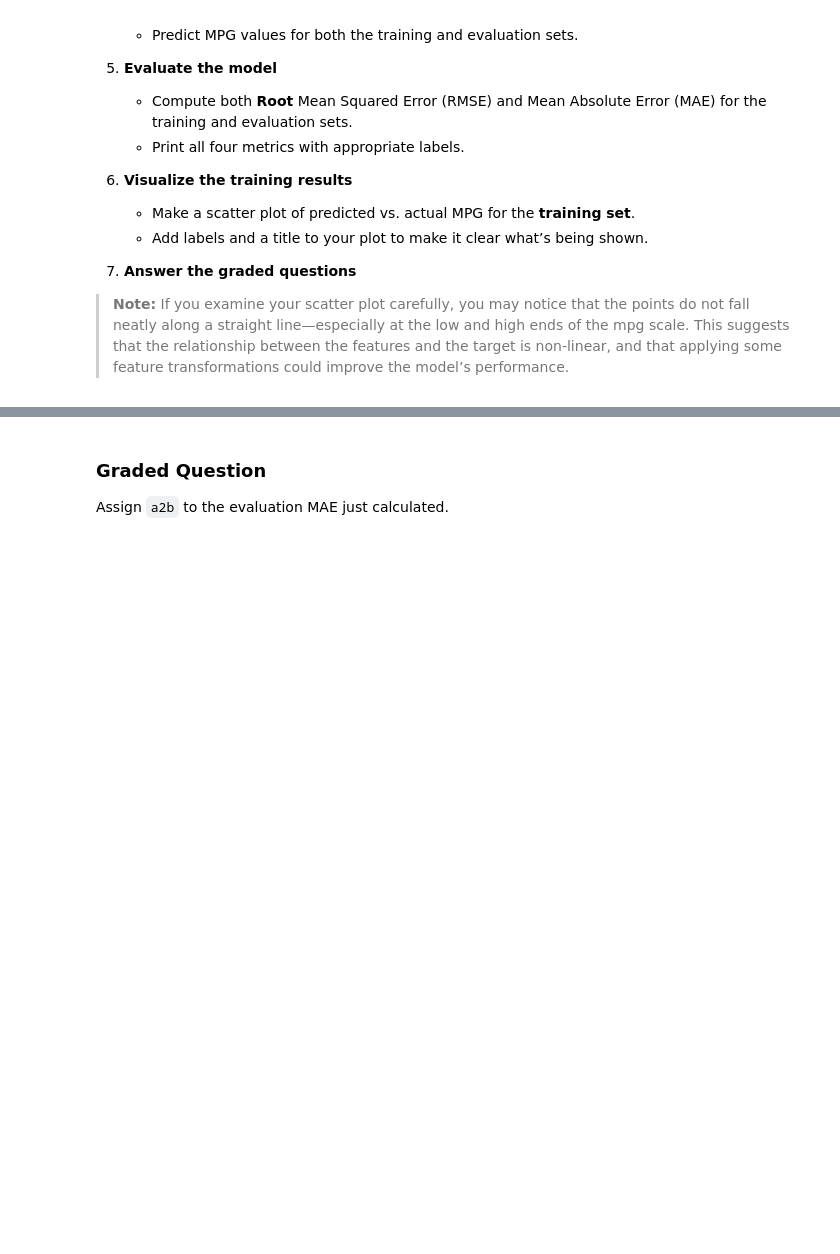
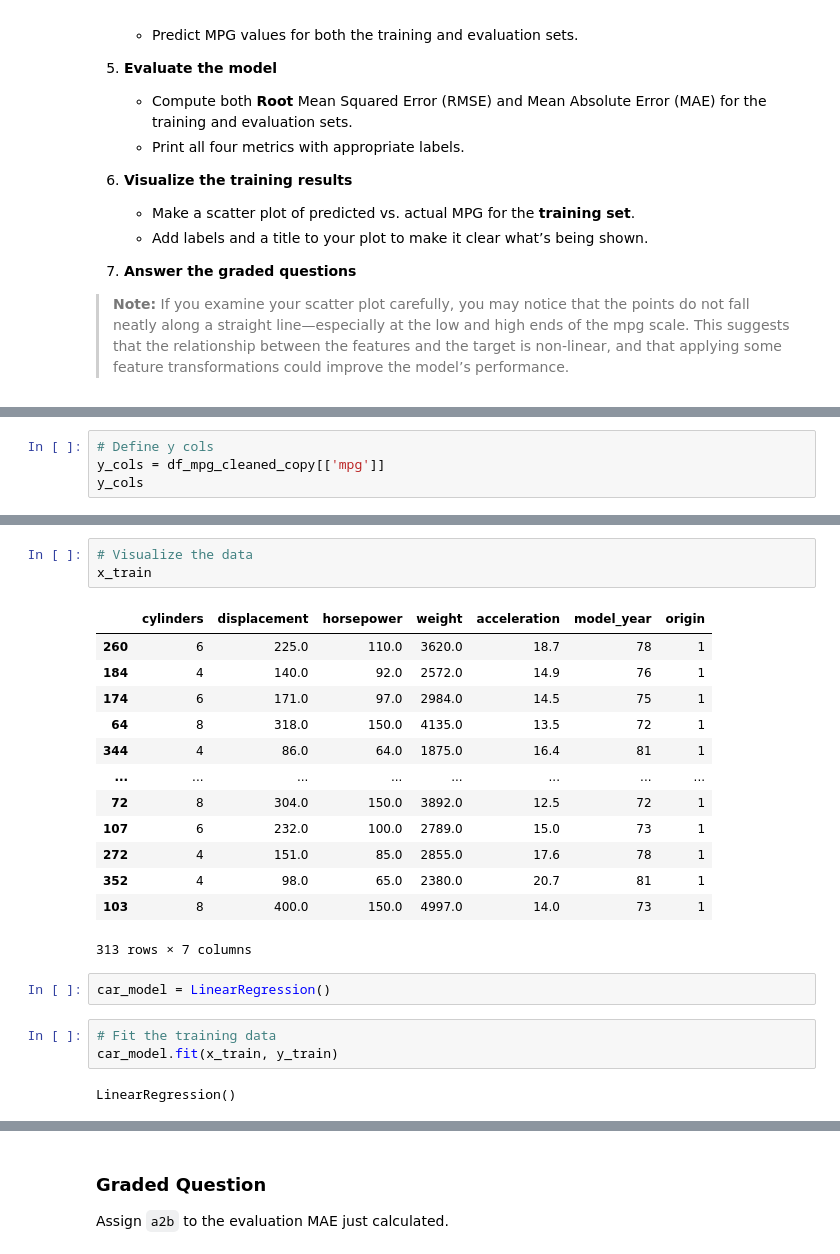
Before and after one commit to Haleymussary00/Module-3-Assignments, a Jupyter notebook: Homework_03.ipynb, the cells around one changed output, grey strips where cells are left out. Cells and saved outputs as stored; diff of their text form; blank space fills up the shorter version.

```diff
--- a/Homework_03.ipynb
+++ b/Homework_03.ipynb
@@ -536,0 +577,4 @@ In this part, you’ll build a baseline linear regression model to predict `mpg`
+# %%
+# Define y cols
+y_cols = df_mpg_cleaned_copy[['mpg']]
+y_cols
@@ -536,0 +603,24 @@ In this part, you’ll build a baseline linear regression model to predict `mpg`
+# %%
+# Visualize the data
+x_train
+# %% [output]
+|  | cylinders | displacement | horsepower | weight | acceleration | model_year | origin |
+| 260 | 6 | 225.0 | 110.0 | 3620.0 | 18.7 | 78 | 1 |
+| 184 | 4 | 140.0 | 92.0 | 2572.0 | 14.9 | 76 | 1 |
+| 174 | 6 | 171.0 | 97.0 | 2984.0 | 14.5 | 75 | 1 |
+| 64 | 8 | 318.0 | 150.0 | 4135.0 | 13.5 | 72 | 1 |
+| 344 | 4 | 86.0 | 64.0 | 1875.0 | 16.4 | 81 | 1 |
+| ... | ... | ... | ... | ... | ... | ... | ... |
+| 72 | 8 | 304.0 | 150.0 | 3892.0 | 12.5 | 72 | 1 |
+| 107 | 6 | 232.0 | 100.0 | 2789.0 | 15.0 | 73 | 1 |
+| 272 | 4 | 151.0 | 85.0 | 2855.0 | 17.6 | 78 | 1 |
+| 352 | 4 | 98.0 | 65.0 | 2380.0 | 20.7 | 81 | 1 |
+| 103 | 8 | 400.0 | 150.0 | 4997.0 | 14.0 | 73 | 1 |
+313 rows × 7 columns
+# %%
+car_model = LinearRegression()
+# %%
+# Fit the training data
+car_model.fit(x_train, y_train)
+# %% [output]
+LinearRegression()
```
Also changed, not shown: parts of 29 cells of this notebook.
